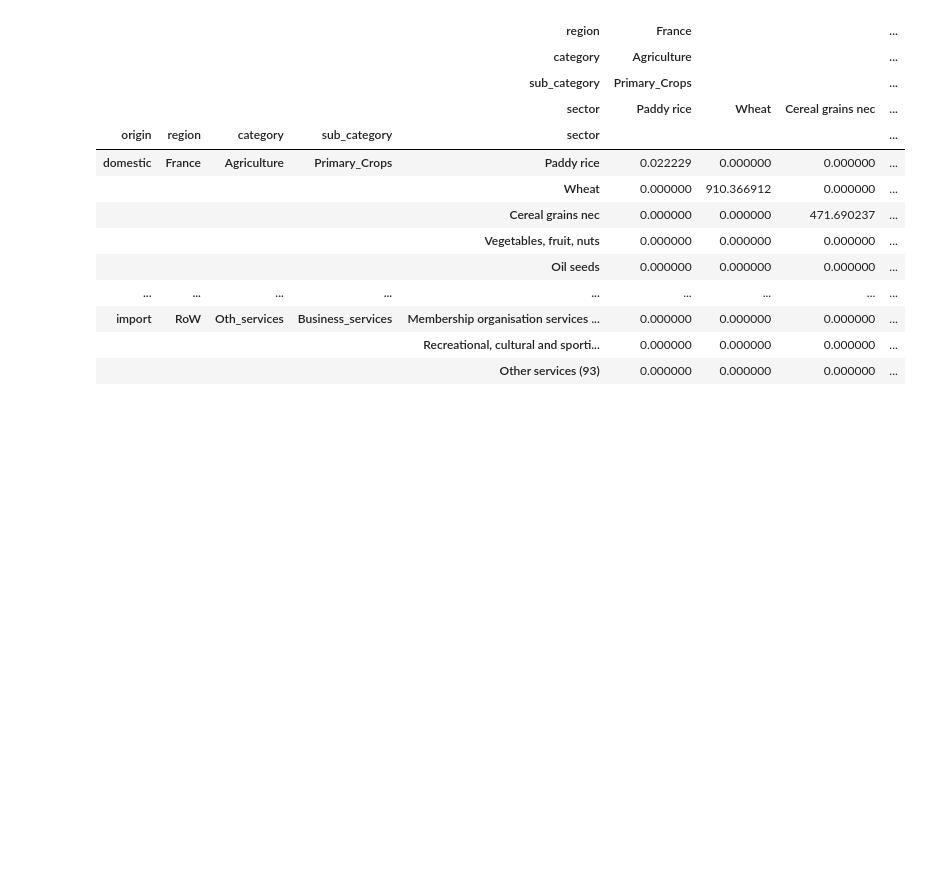
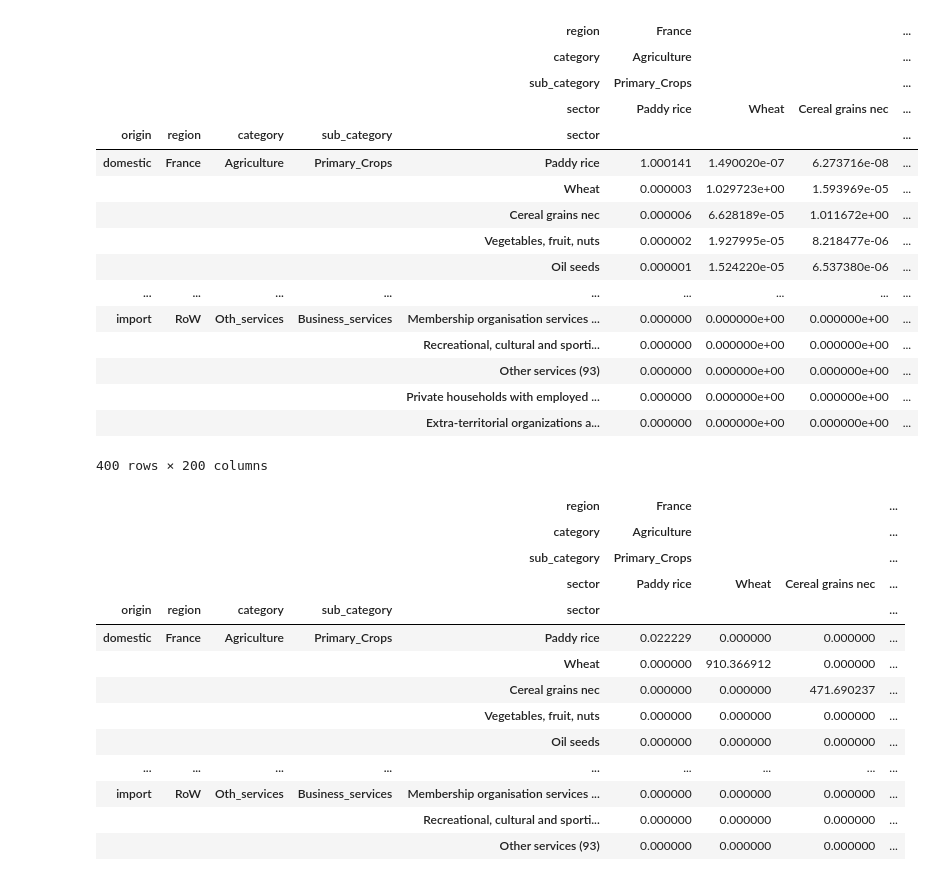
Before and after one commit to Arnaud-destarac/PlaneFR, a Jupyter notebook: notebooks/Untitled-1.ipynb, the cells around one changed output. Cells and saved outputs as stored; diff of their text form; code cells hidden in the pictures; blank space fills up the shorter version.

```diff
--- a/notebooks/Untitled-1.ipynb
+++ b/notebooks/Untitled-1.ipynb
@@ -1,17 +1,35 @@
 # %%
 import pickle
 import pandas as pd
 
 PATHS = [
-    r"C:\Users\Arnaud\Documents\CIRED\PlaneFR\Code\Module_PlaneFR\data\Outputs_MatMat\3.11.2\ADEME\2015\extensions\dom_raw_materials\F_Y.pkl",
+    r"C:\Users\Arnaud\Documents\CIRED\PlaneFR\Code\Module_PlaneFR\data\Outputs_MatMat\3.11.2\ADEME_agri\2015\system\L.pkl",
 ]
 
 for path in PATHS:
     with open(path, "rb") as f:
         df = pickle.load(f)
 df
 #export to excel
-df.to_excel(r"C:\Users\Arnaud\Documents\CIRED\PlaneFR\données\Exiobase\F_Y.xlsx")
+#df.to_excel(r"C:\Users\Arnaud\Documents\CIRED\PlaneFR\données\Exiobase\F_Y.xlsx")
+# %% [output]
+|  |  |  |  | region | France |  |  | ... |
+|  |  |  |  | category | Agriculture |  |  | ... |
+|  |  |  |  | sub_category | Primary_Crops |  |  | ... |
+|  |  |  |  | sector | Paddy rice | Wheat | Cereal grains nec | ... |
+| origin | region | category | sub_category | sector |  |  |  | ... |
+| domestic | France | Agriculture | Primary_Crops | Paddy rice | 1.000141 | 1.490020e-07 | 6.273716e-08 | ... |
+|  |  |  |  | Wheat | 0.000003 | 1.029723e+00 | 1.593969e-05 | ... |
+|  |  |  |  | Cereal grains nec | 0.000006 | 6.628189e-05 | 1.011672e+00 | ... |
+|  |  |  |  | Vegetables, fruit, nuts | 0.000002 | 1.927995e-05 | 8.218477e-06 | ... |
+|  |  |  |  | Oil seeds | 0.000001 | 1.524220e-05 | 6.537380e-06 | ... |
+| ... | ... | ... | ... | ... | ... | ... | ... | ... |
+| import | RoW | Oth_services | Business_services | Membership organisation services ... | 0.000000 | 0.000000e+00 | 0.000000e+00 | ... |
+|  |  |  |  | Recreational, cultural and sporti... | 0.000000 | 0.000000e+00 | 0.000000e+00 | ... |
+|  |  |  |  | Other services (93) | 0.000000 | 0.000000e+00 | 0.000000e+00 | ... |
+|  |  |  |  | Private households with employed ... | 0.000000 | 0.000000e+00 | 0.000000e+00 | ... |
+|  |  |  |  | Extra-territorial organizations a... | 0.000000 | 0.000000e+00 | 0.000000e+00 | ... |
+400 rows × 200 columns
 # %%
 import pickle
 import pandas as pd
```
Also changed, not shown: 7 other files.
